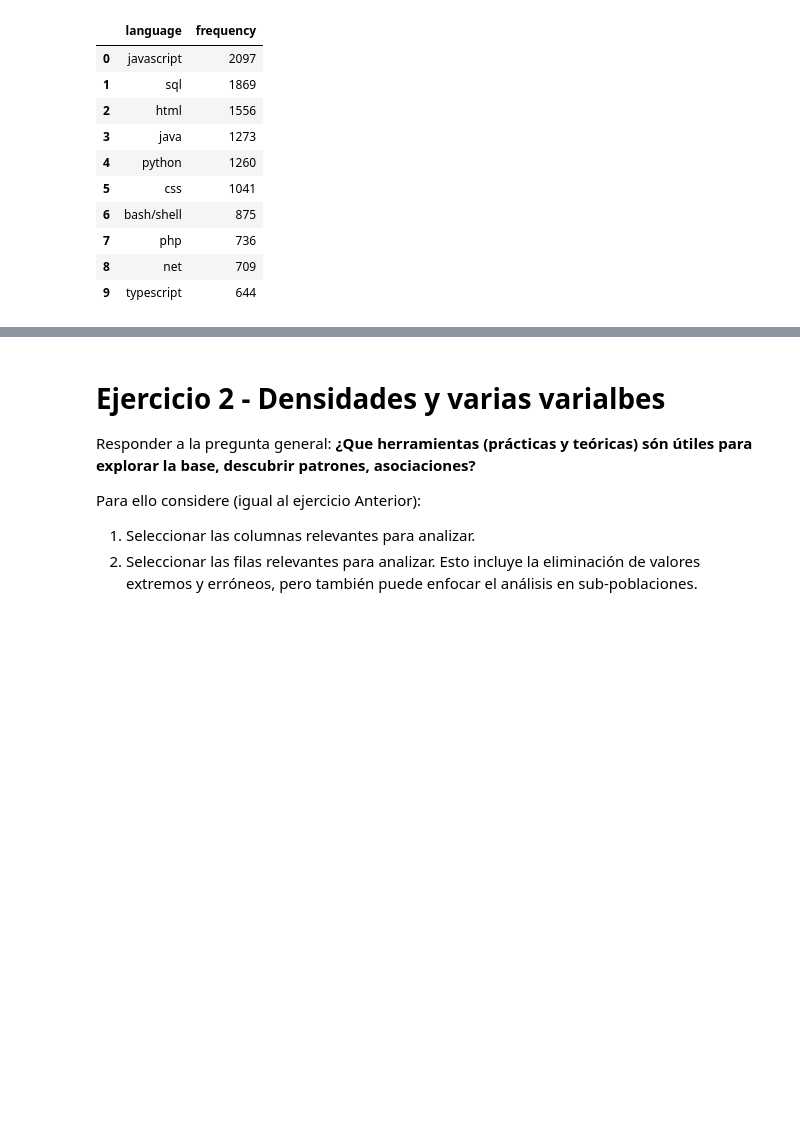
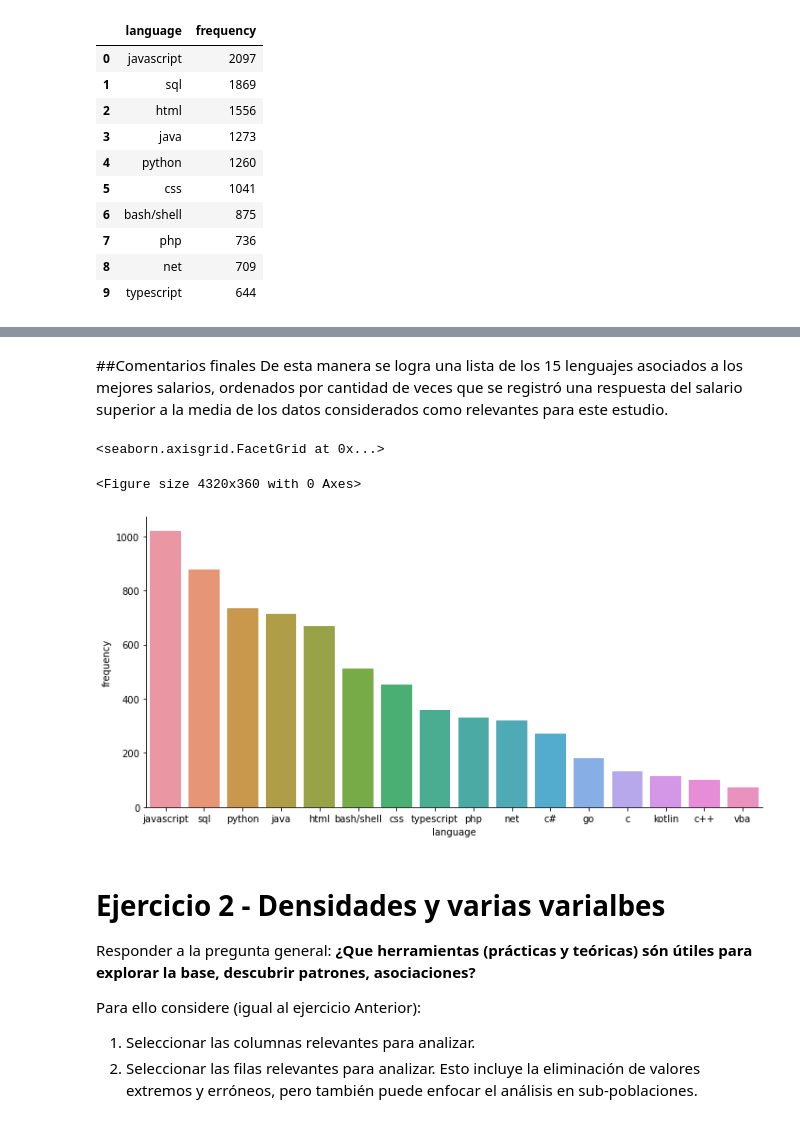
Before and after one commit to ferborghello/Diplo2022_Grupo16, a Jupyter notebook: Entregable_Parte_1_Intento_RR.ipynb, the cells around one changed output, grey strips where cells are left out. Cells and saved outputs as stored; diff of their text form; code cells hidden in the pictures; blank space fills up the shorter version.

Commit message:
Intento de llegar a una lista de lenguajes con salarios más elevados.

```diff
--- a/Entregable_Parte_1_Intento_RR.ipynb
+++ b/Entregable_Parte_1_Intento_RR.ipynb
@@ -228,0 +224,4 @@ El siguiente código permite seleccionar sólo las filas donde el valor de la co
+# %%
+#Frecuencia mínima aceptada
+frecuencia_aceptada=len(df3_lang['programming_language'])*0.01
+print(frecuencia_aceptada)
@@ -228,0 +230,4 @@ El siguiente código permite seleccionar sólo las filas donde el valor de la co
+# %%
+#Lista de lenguajes que no alcanzan la frecuencia mínima aceptada
+Lenguajes_descartados=language_count[language_count['frequency']<frecuencia_aceptada]
+Lenguajes_descartados
@@ -229,7 +251,8 @@ El siguiente código permite seleccionar sólo las filas donde el valor de la co
 # %%
 # Filter out languages that we want to exclude
 # Complete here with your selected list.
-interesting_languages = ["Python"]
-filtered_df_lang = df_lang[df_lang.programming_language.isin(interesting_languages)]
-filtered_df_lang[:5]
+NOT_interesting_languages = list(Lenguajes_descartados['language'].unique())
+NOT_interesting_languages
+filtered_df3_lang = df3_lang[~(df3_lang.programming_language.isin(NOT_interesting_languages))]
+filtered_df3_lang[:5]
 # %% [output]
@@ -236,0 +267,6 @@ NameError: ignored
+# %%
+mediana_salary=filtered_df3_lang['salary_monthly_NETO'].median()
+lenguajes_objetivo = filtered_df3_lang[filtered_df3_lang['salary_monthly_NETO']>mediana_salary]
+
+lenguajes_objetivo_cuenta = lenguajes_objetivo.programming_language.value_counts().reset_index().rename(columns={'index': 'language', 'programming_language': 'frequency'})
+lenguajes_objetivo_cuenta
@@ -237,3 +291,13 @@ NameError: ignored
+# %% [markdown]
+##Comentarios finales
+De esta manera se logra una lista de los 15 lenguajes asociados a los mejores salarios, ordenados por cantidad de veces que se registró una respuesta del salario superior a la media de los datos considerados como relevantes para este estudio.
+# %%
+plt.figure(figsize=(60, 5))
+sns.catplot(x = "language", y = "frequency", kind = "bar", data = lenguajes_objetivo_cuenta, height=5, aspect=2)
+# %% [output]
+<seaborn.axisgrid.FacetGrid at 0x...>
+<Figure size 4320x360 with 0 Axes>
+[figure, added]
 # %% [markdown]
 # Ejercicio 2 - Densidades y varias varialbes
 
```
Also changed, not shown: parts of 20 cells of this notebook.
